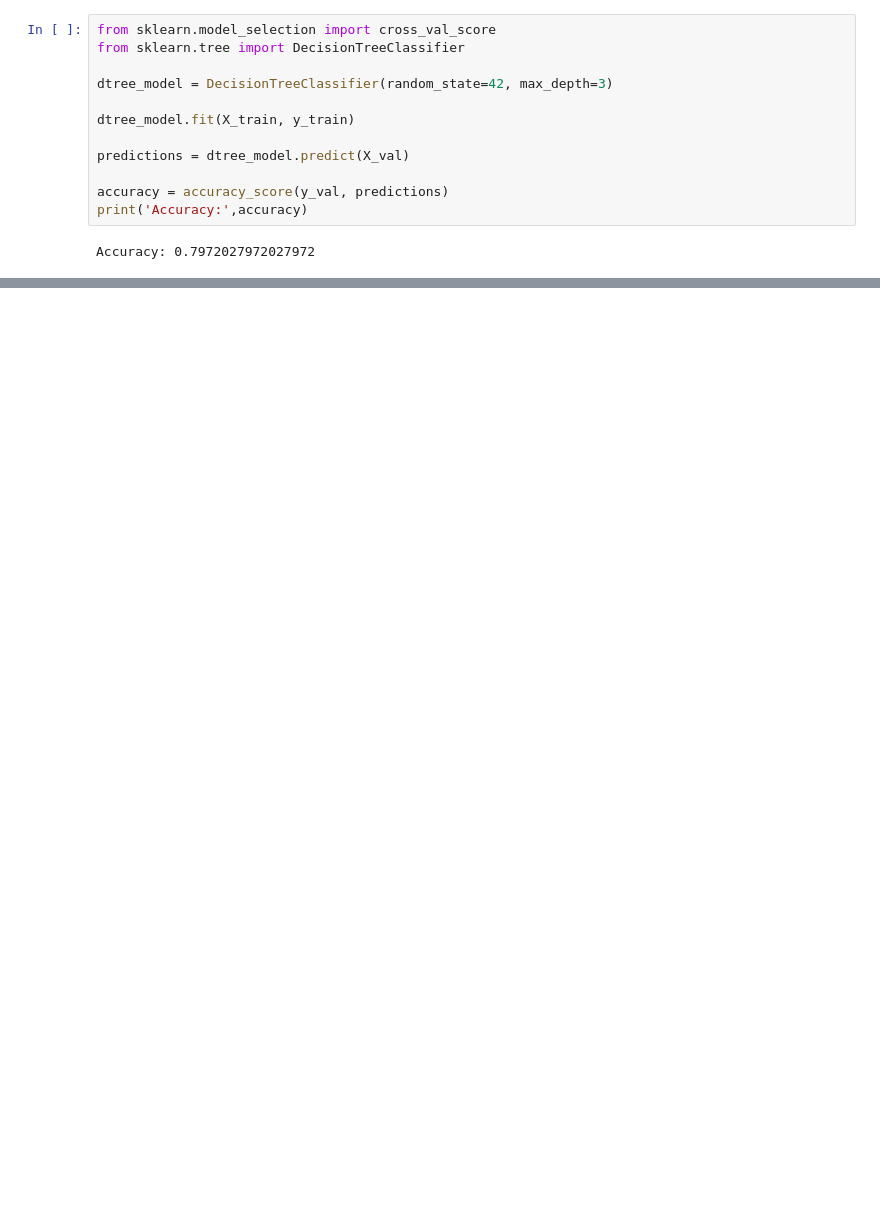
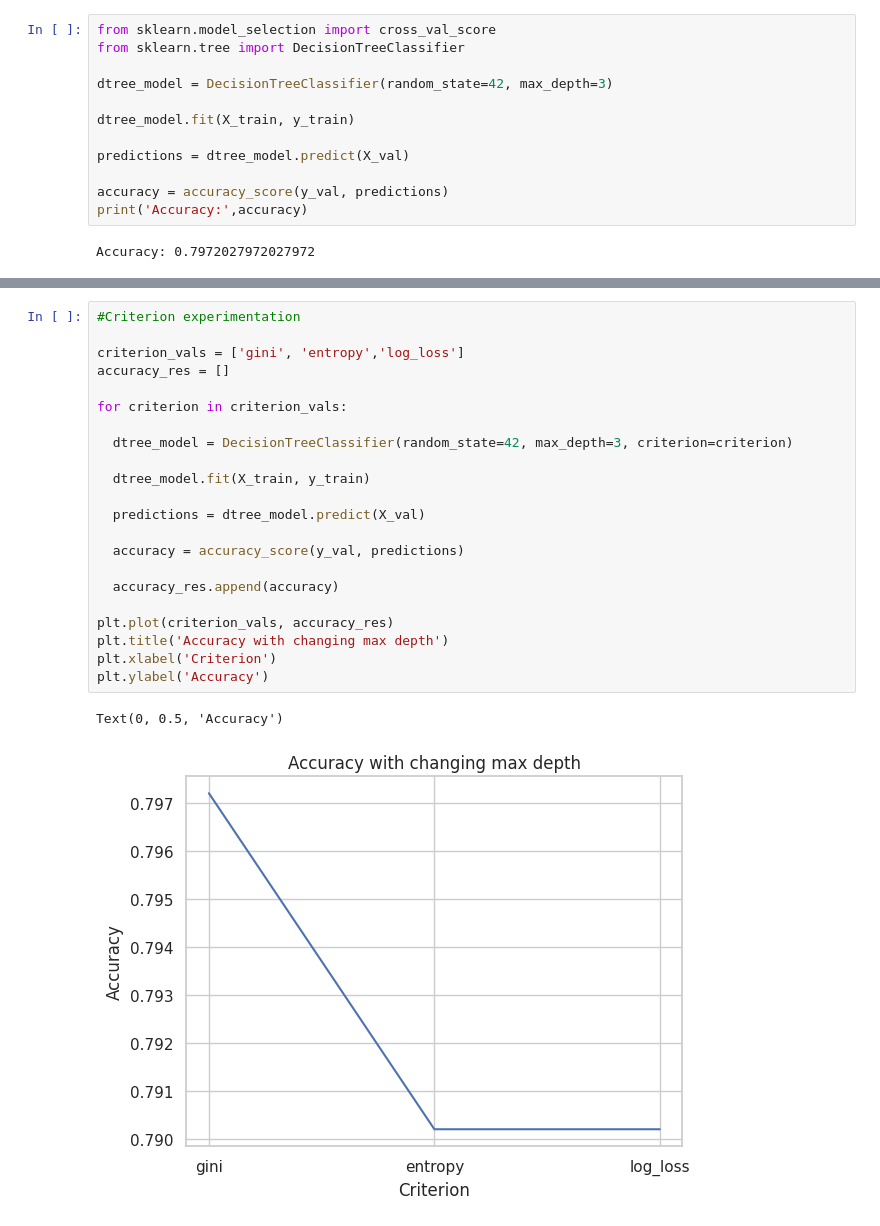
Before and after one commit to Bica-plus-equals/Titanic-Logistic-Regression, a Jupyter notebook: LogisticRegression_Project1.ipynb, the cells around one changed output, grey strips where cells are left out. Cells and saved outputs as stored; diff of their text form; blank space fills up the shorter version.

```diff
--- a/LogisticRegression_Project1.ipynb
+++ b/LogisticRegression_Project1.ipynb
@@ -707,0 +745,25 @@ Random Forest
+# %%
+#Criterion experimentation
+
+criterion_vals = ['gini', 'entropy','log_loss']
+accuracy_res = []
+
+for criterion in criterion_vals:
+
+  dtree_model = DecisionTreeClassifier(random_state=42, max_depth=3, criterion=criterion)
+
+  dtree_model.fit(X_train, y_train)
+
+  predictions = dtree_model.predict(X_val)
+
+  accuracy = accuracy_score(y_val, predictions)
+
+  accuracy_res.append(accuracy)
+
+plt.plot(criterion_vals, accuracy_res)
+plt.title('Accuracy with changing max depth')
+plt.xlabel('Criterion')
+plt.ylabel('Accuracy')
+# %% [output]
+Text(0, 0.5, 'Accuracy')
+[figure, added]
```
Also changed, not shown: parts of 25 cells of this notebook.
